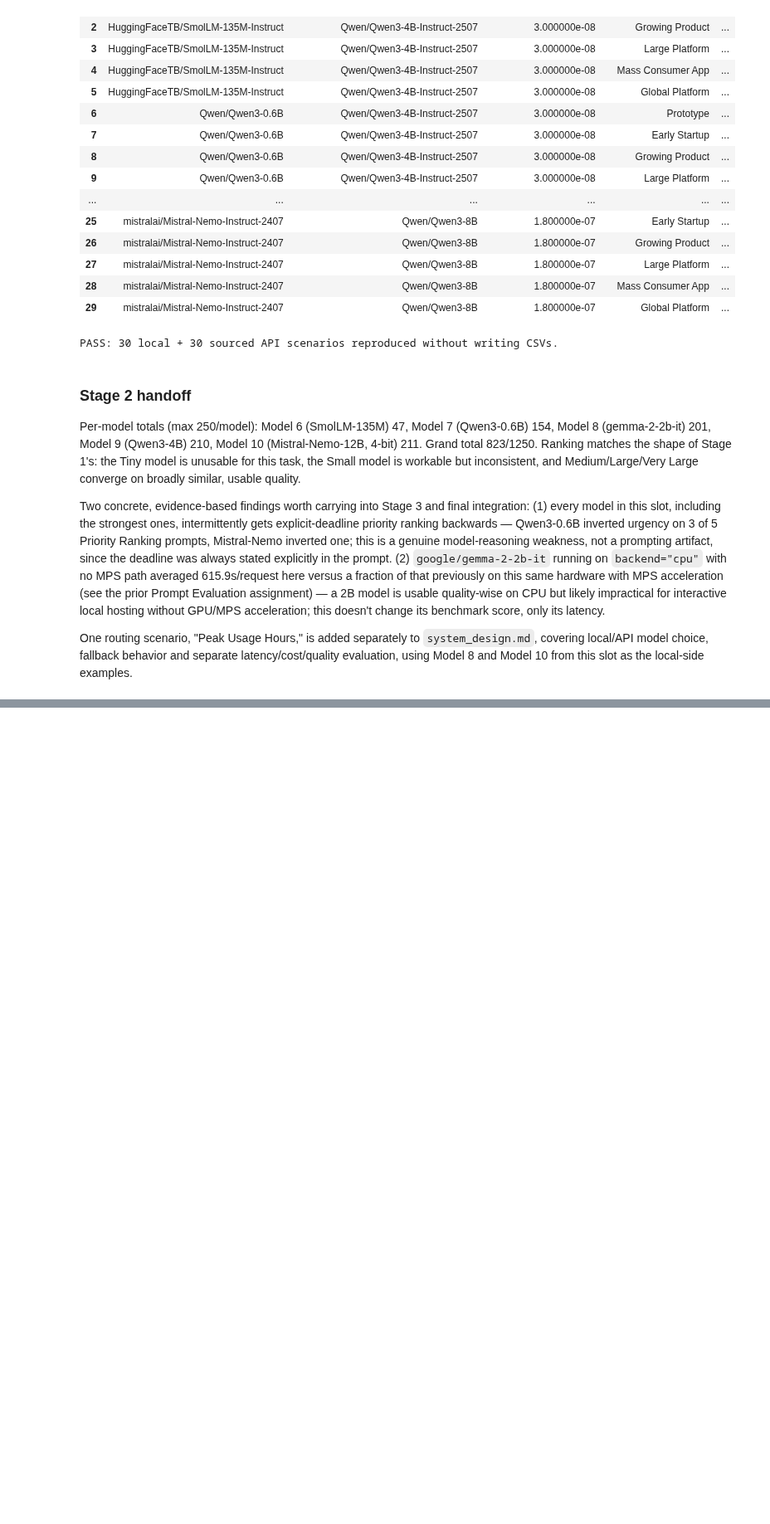
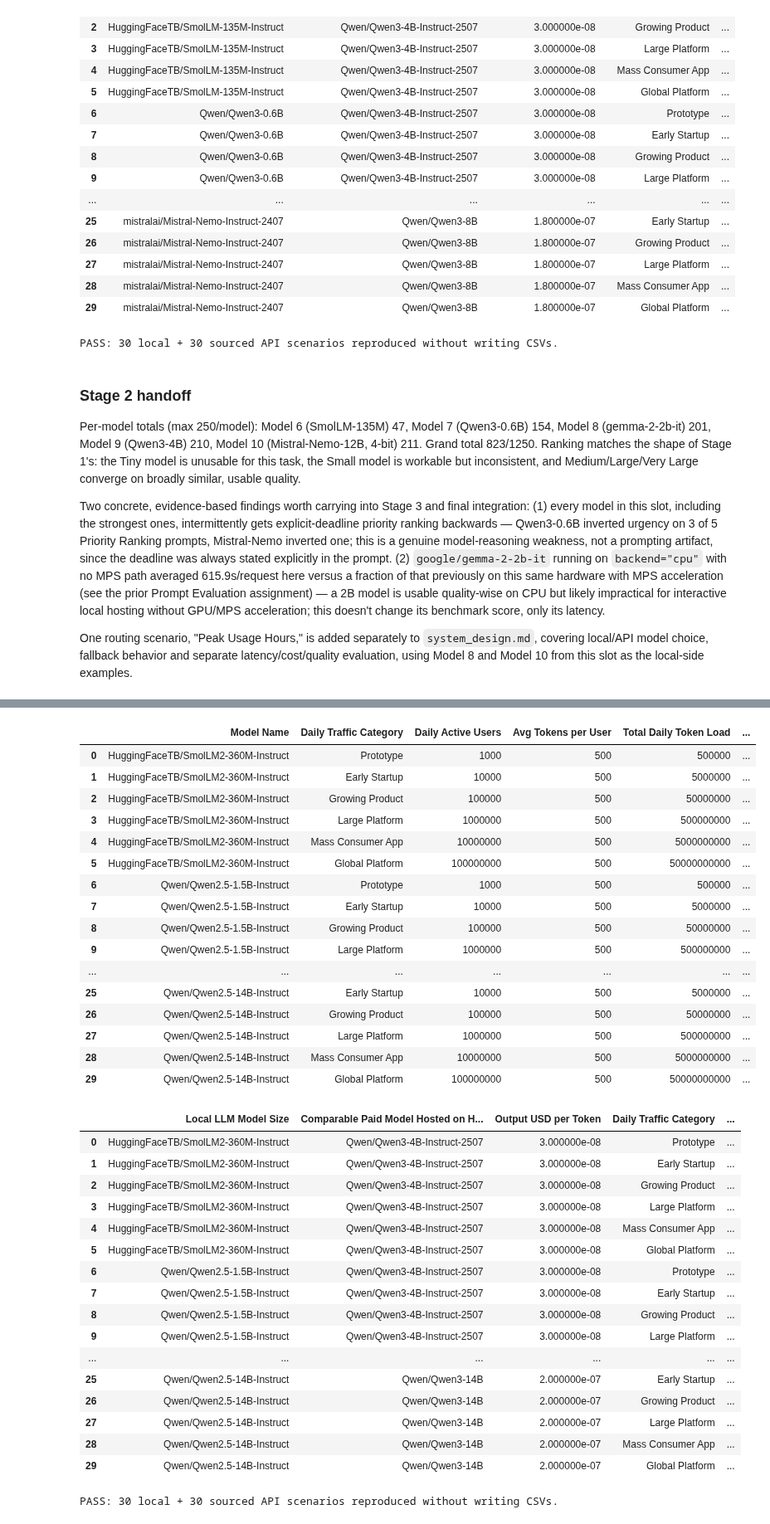
Before and after one commit to AshleyZhou-31/3_CozyDay, a Jupyter notebook: llm-test/multi_model_system.ipynb, the cells around one changed output, grey strips where cells are left out. Shown at 83% size. Saved outputs shown, nothing was run; the diff lists cells and outputs as text; code cells hidden in the pictures; blank space fills up the shorter version.

```diff
--- a/llm-test/multi_model_system.ipynb
+++ b/llm-test/multi_model_system.ipynb
@@ -448,0 +536,19 @@ One routing scenario, "Peak Usage Hours," is added separately to `system_design.
+# %%
+import a7_stage3_nf4 as nf4_override
+from a7_shared import protocol_id
+
+nf4_rows = []
+for number, run in nf4_override.NF4_RUNS.items():
+    saved = pd.read_csv(RESULTS_DIR / f"a7_model_{number}_scored.csv")
+    runtime = json.loads(saved["Runtime"].iloc[0])
+    assert saved["Protocol ID"].nunique() == 1 and saved["Runtime"].nunique() == 1
+    expected = nf4_override.protocol_id_nf4(run["model"], prompts_df, run["backend"], run["precision"], runtime["nf4_compute"])
+    shared_default = protocol_id(run["model"], prompts_df, run["backend"], run["precision"])
+    assert runtime["nf4_compute"] == run["compute_dtype"] and runtime["torch_dtype"] == run["torch_dtype"]
+    assert saved["Protocol ID"].iloc[0] == expected != shared_default
+    assert nf4_override.protocol_id_nf4(run["model"], prompts_df, run["backend"], run["precision"], "fp16") == shared_default
+    nf4_rows.append({"Model No.": number, "Model": run["model"], "Compute dtype": run["compute_dtype"],
+                     "Non-quantized layers": run["torch_dtype"], "Saved Protocol ID": saved["Protocol ID"].iloc[0][:12],
+                     "Shared fp16 default ID": shared_default[:12]})
+display(pd.DataFrame(nf4_rows))
+print("PASS NF4 compute dtype, Runtime metadata and Protocol ID agree for Models 14 and 15")
@@ -448,0 +566,51 @@ One routing scenario, "Peak Usage Hours," is added separately to `system_design.
+# %%
+pricing_s3 = json.loads((MODULE_DIR / "a7_api_pricing.json").read_text())
+api_models_s3 = {int(k): v for k, v in pricing_s3["models"].items()}
+cloud_throughput_s3 = {11: 60, 12: 45, 13: 30, 14: 20, 15: 12}
+local_cost_df_s3, api_cost_df_s3 = calculate_costs(range(11, 16), model_matrix, cloud_throughput_s3, api_models_s3)
+saved_local_s3 = pd.read_csv(RESULTS_DIR / "a7_stage3_local_cost.csv")
+saved_api_s3 = pd.read_csv(RESULTS_DIR / "a7_stage3_api_cost.csv")
+pd.testing.assert_frame_equal(local_cost_df_s3, saved_local_s3, check_dtype=False)
+pd.testing.assert_frame_equal(api_cost_df_s3, saved_api_s3, check_dtype=False)
+assert len(local_cost_df_s3) == len(api_cost_df_s3) == 30
+assert api_cost_df_s3[["Estimated API Cost", "Total Cost"]].notna().all().all()
+with pd.option_context("display.max_rows", 60, "display.max_columns", None):
+    display(local_cost_df_s3)
+    display(api_cost_df_s3)
+print("PASS: 30 local + 30 sourced API scenarios reproduced without writing CSVs.")
+# %% [output]
+|  | Model Name | Daily Traffic Category | Daily Active Users | Avg Tokens per User | Total Daily Token Load | ... |
+| 0 | HuggingFaceTB/SmolLM2-360M-Instruct | Prototype | 1000 | 500 | 500000 | ... |
+| 1 | HuggingFaceTB/SmolLM2-360M-Instruct | Early Startup | 10000 | 500 | 5000000 | ... |
+| 2 | HuggingFaceTB/SmolLM2-360M-Instruct | Growing Product | 100000 | 500 | 50000000 | ... |
+| 3 | HuggingFaceTB/SmolLM2-360M-Instruct | Large Platform | 1000000 | 500 | 500000000 | ... |
+| 4 | HuggingFaceTB/SmolLM2-360M-Instruct | Mass Consumer App | 10000000 | 500 | 5000000000 | ... |
+| 5 | HuggingFaceTB/SmolLM2-360M-Instruct | Global Platform | 100000000 | 500 | 50000000000 | ... |
+| 6 | Qwen/Qwen2.5-1.5B-Instruct | Prototype | 1000 | 500 | 500000 | ... |
+| 7 | Qwen/Qwen2.5-1.5B-Instruct | Early Startup | 10000 | 500 | 5000000 | ... |
+| 8 | Qwen/Qwen2.5-1.5B-Instruct | Growing Product | 100000 | 500 | 50000000 | ... |
+| 9 | Qwen/Qwen2.5-1.5B-Instruct | Large Platform | 1000000 | 500 | 500000000 | ... |
+| ... | ... | ... | ... | ... | ... | ... |
+| 25 | Qwen/Qwen2.5-14B-Instruct | Early Startup | 10000 | 500 | 5000000 | ... |
+| 26 | Qwen/Qwen2.5-14B-Instruct | Growing Product | 100000 | 500 | 50000000 | ... |
+| 27 | Qwen/Qwen2.5-14B-Instruct | Large Platform | 1000000 | 500 | 500000000 | ... |
+| 28 | Qwen/Qwen2.5-14B-Instruct | Mass Consumer App | 10000000 | 500 | 5000000000 | ... |
+| 29 | Qwen/Qwen2.5-14B-Instruct | Global Platform | 100000000 | 500 | 50000000000 | ... |
+|  | Local LLM Model Size | Comparable Paid Model Hosted on H... | Output USD per Token | Daily Traffic Category | ... |
+| 0 | HuggingFaceTB/SmolLM2-360M-Instruct | Qwen/Qwen3-4B-Instruct-2507 | 3.000000e-08 | Prototype | ... |
+| 1 | HuggingFaceTB/SmolLM2-360M-Instruct | Qwen/Qwen3-4B-Instruct-2507 | 3.000000e-08 | Early Startup | ... |
+| 2 | HuggingFaceTB/SmolLM2-360M-Instruct | Qwen/Qwen3-4B-Instruct-2507 | 3.000000e-08 | Growing Product | ... |
+| 3 | HuggingFaceTB/SmolLM2-360M-Instruct | Qwen/Qwen3-4B-Instruct-2507 | 3.000000e-08 | Large Platform | ... |
+| 4 | HuggingFaceTB/SmolLM2-360M-Instruct | Qwen/Qwen3-4B-Instruct-2507 | 3.000000e-08 | Mass Consumer App | ... |
+| 5 | HuggingFaceTB/SmolLM2-360M-Instruct | Qwen/Qwen3-4B-Instruct-2507 | 3.000000e-08 | Global Platform | ... |
+| 6 | Qwen/Qwen2.5-1.5B-Instruct | Qwen/Qwen3-4B-Instruct-2507 | 3.000000e-08 | Prototype | ... |
+| 7 | Qwen/Qwen2.5-1.5B-Instruct | Qwen/Qwen3-4B-Instruct-2507 | 3.000000e-08 | Early Startup | ... |
+| 8 | Qwen/Qwen2.5-1.5B-Instruct | Qwen/Qwen3-4B-Instruct-2507 | 3.000000e-08 | Growing Product | ... |
+| 9 | Qwen/Qwen2.5-1.5B-Instruct | Qwen/Qwen3-4B-Instruct-2507 | 3.000000e-08 | Large Platform | ... |
+| ... | ... | ... | ... | ... | ... |
+| 25 | Qwen/Qwen2.5-14B-Instruct | Qwen/Qwen3-14B | 2.000000e-07 | Early Startup | ... |
+| 26 | Qwen/Qwen2.5-14B-Instruct | Qwen/Qwen3-14B | 2.000000e-07 | Growing Product | ... |
+| 27 | Qwen/Qwen2.5-14B-Instruct | Qwen/Qwen3-14B | 2.000000e-07 | Large Platform | ... |
+| 28 | Qwen/Qwen2.5-14B-Instruct | Qwen/Qwen3-14B | 2.000000e-07 | Mass Consumer App | ... |
+| 29 | Qwen/Qwen2.5-14B-Instruct | Qwen/Qwen3-14B | 2.000000e-07 | Global Platform | ... |
+PASS: 30 local + 30 sourced API scenarios reproduced without writing CSVs.
```
Also changed, not shown: parts of 8 cells of this notebook, 18 other files.
